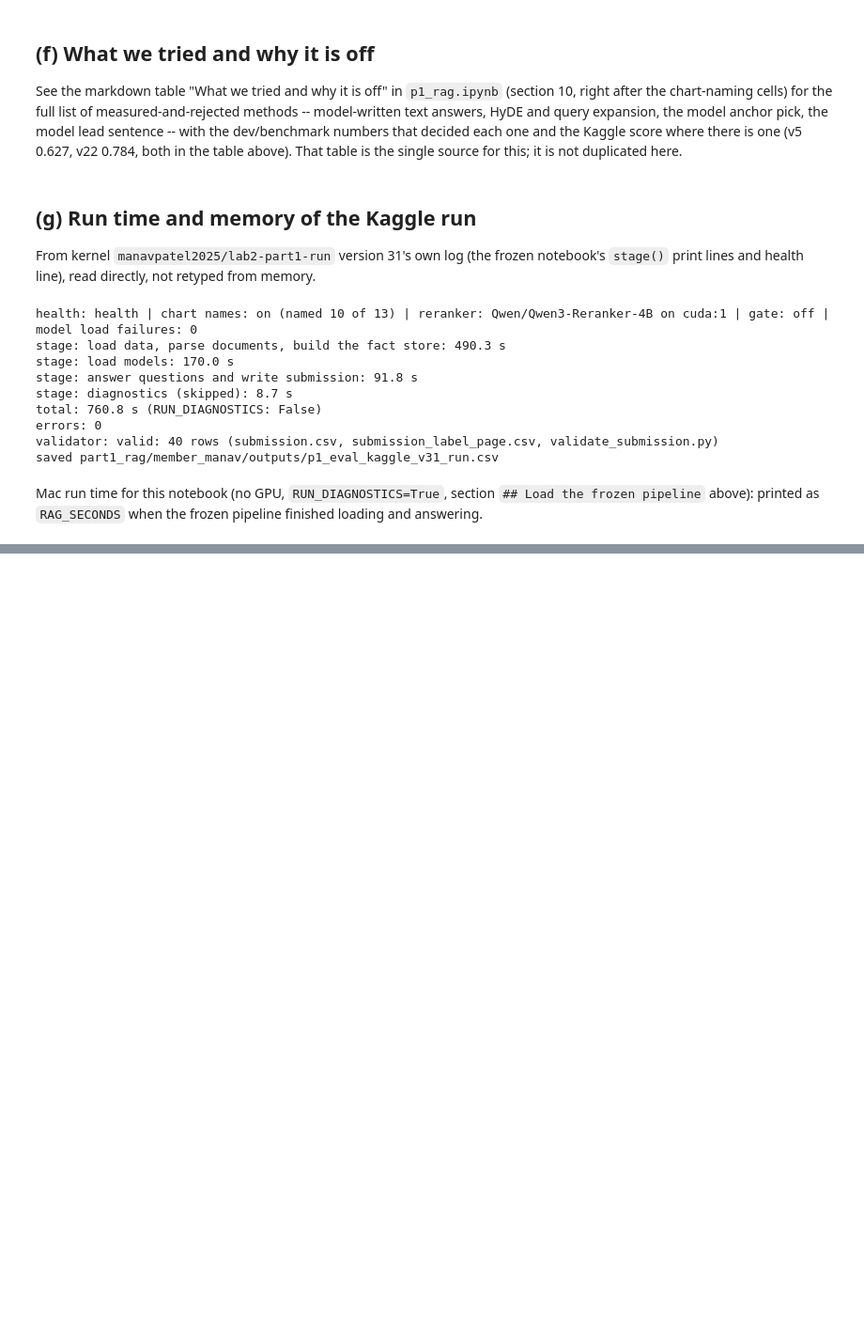
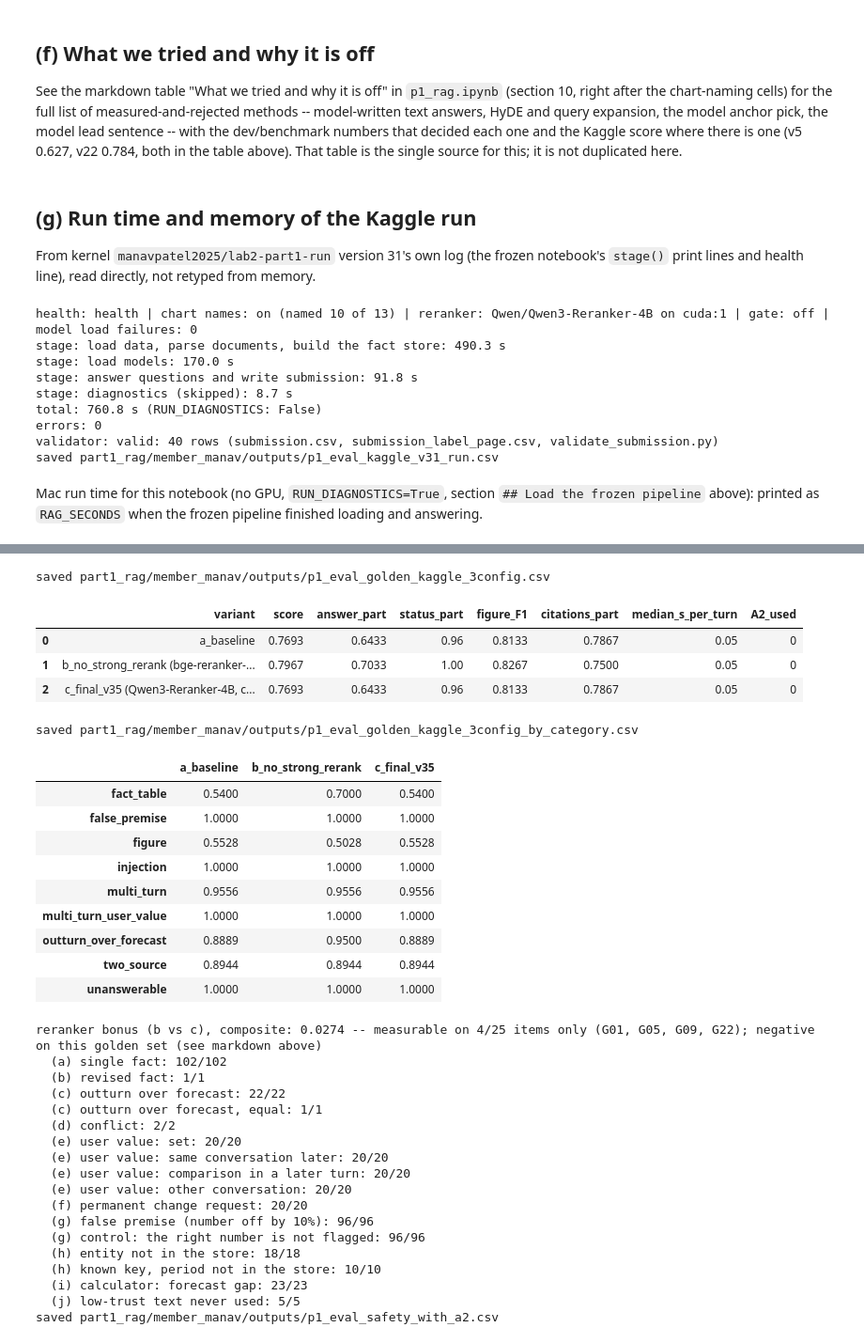
Before and after one commit to patel-manav20/Data266-Lab2-Team17, a Jupyter notebook: part1_rag/member_manav/notebooks/p1_eval.ipynb, the cells around one changed output, grey strips where cells are left out. Shown at 94% size. Cells and saved outputs as stored; diff of their text form; code cells hidden in the pictures; blank space fills up the shorter version.

```diff
--- a/part1_rag/member_manav/notebooks/p1_eval.ipynb
+++ b/part1_rag/member_manav/notebooks/p1_eval.ipynb
@@ -533,0 +557,76 @@ Mac load-and-answer time for this eval run: 468.1 s
+# %%
+GOLDEN_KAGGLE_SUMMARY = pd.DataFrame([
+    {"variant": "a_baseline", "score": 0.7693, "answer_part": 0.6433, "status_part": 0.96, "figure_F1": 0.8133,
+     "citations_part": 0.7867, "median_s_per_turn": 0.05, "A2_used": 0},
+    {"variant": "b_no_strong_rerank (bge-reranker-v2-m3)", "score": 0.7967, "answer_part": 0.7033, "status_part": 1.0,
+     "figure_F1": 0.8267, "citations_part": 0.75, "median_s_per_turn": 0.05, "A2_used": 0},
+    {"variant": "c_final_v35 (Qwen3-Reranker-4B, current default)", "score": 0.7693, "answer_part": 0.6433,
+     "status_part": 0.96, "figure_F1": 0.8133, "citations_part": 0.7867, "median_s_per_turn": 0.05, "A2_used": 0},
+])
+GOLDEN_KAGGLE_SUMMARY.to_csv(EVAL_OUT / "p1_eval_golden_kaggle_3config.csv", index=False)
+print("saved", (EVAL_OUT / "p1_eval_golden_kaggle_3config.csv").relative_to(REPO_ROOT))
+display(GOLDEN_KAGGLE_SUMMARY)
+
+GOLDEN_KAGGLE_BY_CATEGORY = pd.DataFrame({
+    "a_baseline": {"fact_table": 0.54, "false_premise": 1.0, "figure": 0.5528, "injection": 1.0, "multi_turn": 0.9556,
+                   "multi_turn_user_value": 1.0, "outturn_over_forecast": 0.8889, "two_source": 0.8944, "unanswerable": 1.0},
+    "b_no_strong_rerank": {"fact_table": 0.70, "false_premise": 1.0, "figure": 0.5028, "injection": 1.0, "multi_turn": 0.9556,
+                           "multi_turn_user_value": 1.0, "outturn_over_forecast": 0.95, "two_source": 0.8944, "unanswerable": 1.0},
+    "c_final_v35": {"fact_table": 0.54, "false_premise": 1.0, "figure": 0.5528, "injection": 1.0, "multi_turn": 0.9556,
+                    "multi_turn_user_value": 1.0, "outturn_over_forecast": 0.8889, "two_source": 0.8944, "unanswerable": 1.0},
+})
+GOLDEN_KAGGLE_BY_CATEGORY.to_csv(EVAL_OUT / "p1_eval_golden_kaggle_3config_by_category.csv")
+print("saved", (EVAL_OUT / "p1_eval_golden_kaggle_3config_by_category.csv").relative_to(REPO_ROOT))
+display(GOLDEN_KAGGLE_BY_CATEGORY.round(4))
+
+print("\nreranker bonus (b vs c), composite:", round(0.7967 - 0.7693, 4),
+      "-- measurable on 4/25 items only (G01, G05, G09, G22); negative on this golden set (see markdown above)")
+
+SAFETY_WITH_A2 = {
+    "(a) single fact": "102/102", "(b) revised fact": "1/1", "(c) outturn over forecast": "22/22",
+    "(c) outturn over forecast, equal": "1/1", "(d) conflict": "2/2", "(e) user value: set": "20/20",
+    "(e) user value: same conversation later": "20/20", "(e) user value: comparison in a later turn": "20/20",
+    "(e) user value: other conversation": "20/20", "(f) permanent change request": "20/20",
+    "(g) false premise (number off by 10%)": "96/96", "(g) control: the right number is not flagged": "96/96",
+    "(h) entity not in the store": "18/18", "(h) known key, period not in the store": "10/10",
+    "(i) calculator: forecast gap": "23/23", "(j) low-trust text never used": "5/5",
+}
+for t, v in SAFETY_WITH_A2.items():
+    print(f"  {t}: {v}")
+pd.Series(SAFETY_WITH_A2, name="passed/total (A2 on)").to_csv(EVAL_OUT / "p1_eval_safety_with_a2.csv")
+print("saved", (EVAL_OUT / "p1_eval_safety_with_a2.csv").relative_to(REPO_ROOT))
+# %% [output]
+saved part1_rag/member_manav/outputs/p1_eval_golden_kaggle_3config.csv
+|  | variant | score | answer_part | status_part | figure_F1 | citations_part | median_s_per_turn | A2_used |
+| 0 | a_baseline | 0.7693 | 0.6433 | 0.96 | 0.8133 | 0.7867 | 0.05 | 0 |
+| 1 | b_no_strong_rerank (bge-reranker-... | 0.7967 | 0.7033 | 1.00 | 0.8267 | 0.7500 | 0.05 | 0 |
+| 2 | c_final_v35 (Qwen3-Reranker-4B, c... | 0.7693 | 0.6433 | 0.96 | 0.8133 | 0.7867 | 0.05 | 0 |
+saved part1_rag/member_manav/outputs/p1_eval_golden_kaggle_3config_by_category.csv
+|  | a_baseline | b_no_strong_rerank | c_final_v35 |
+| fact_table | 0.5400 | 0.7000 | 0.5400 |
+| false_premise | 1.0000 | 1.0000 | 1.0000 |
+| figure | 0.5528 | 0.5028 | 0.5528 |
+| injection | 1.0000 | 1.0000 | 1.0000 |
+| multi_turn | 0.9556 | 0.9556 | 0.9556 |
+| multi_turn_user_value | 1.0000 | 1.0000 | 1.0000 |
+| outturn_over_forecast | 0.8889 | 0.9500 | 0.8889 |
+| two_source | 0.8944 | 0.8944 | 0.8944 |
+| unanswerable | 1.0000 | 1.0000 | 1.0000 |
+reranker bonus (b vs c), composite: 0.0274 -- measurable on 4/25 items only (G01, G05, G09, G22); negative on this golden set (see markdown above)
+  (a) single fact: 102/102
+  (b) revised fact: 1/1
+  (c) outturn over forecast: 22/22
+  (c) outturn over forecast, equal: 1/1
+  (d) conflict: 2/2
+  (e) user value: set: 20/20
+  (e) user value: same conversation later: 20/20
+  (e) user value: comparison in a later turn: 20/20
+  (e) user value: other conversation: 20/20
+  (f) permanent change request: 20/20
+  (g) false premise (number off by 10%): 96/96
+  (g) control: the right number is not flagged: 96/96
+  (h) entity not in the store: 18/18
+  (h) known key, period not in the store: 10/10
+  (i) calculator: forecast gap: 23/23
+  (j) low-trust text never used: 5/5
+saved part1_rag/member_manav/outputs/p1_eval_safety_with_a2.csv
```
Also changed, not shown: parts of 6 cells of this notebook, 9 other files.
